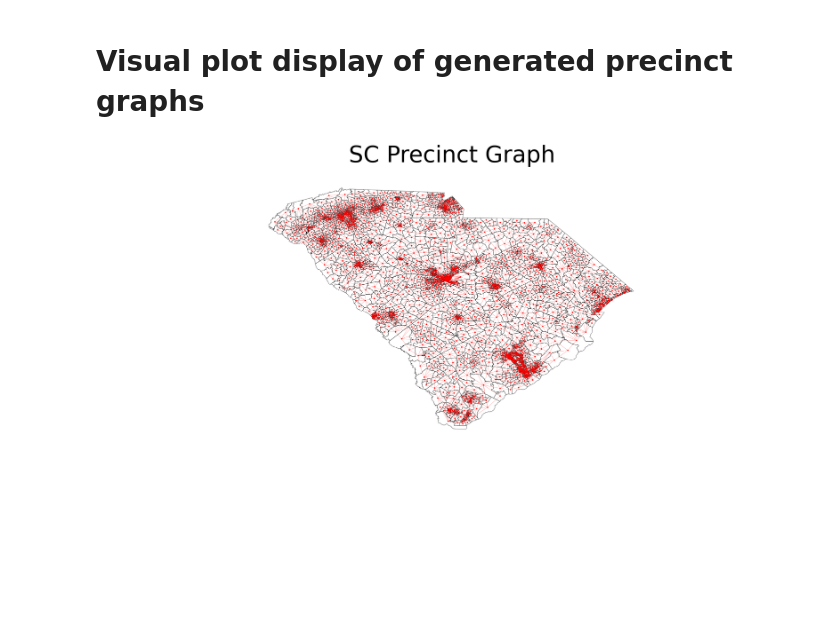
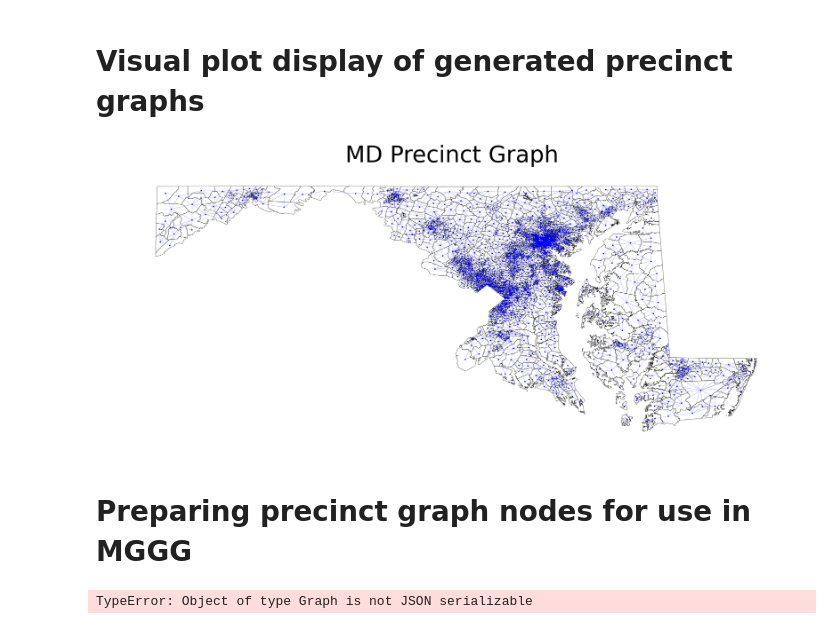
Before and after one commit to SBU-CSE-416/votifier, a Jupyter notebook: server/data/preprocess_seawulf.ipynb, the cells around one changed output. Drawn from its saved outputs; the diff is of its cells as text; code cells hidden in the pictures; blank space fills up the shorter version.

Commit message:
Seawulf code experimentation, constructing graphs for seawulf

```diff
--- a/server/data/preprocess_seawulf.ipynb
+++ b/server/data/preprocess_seawulf.ipynb
@@ -18,7 +19,7 @@ geojson_file_paths = {
     "MD" : "states/maryland/geodata/maryland_precincts.geojson",
     "SC" : "states/south_carolina/geodata/south_carolina_precincts.geojson"
 }
-CHOSEN_STATE_TO_BE_GENERATED = "SC"
+CHOSEN_STATE_TO_BE_GENERATED = "MD"
 log_output_file_name = "preprocessing_precinct_graph_" + CHOSEN_STATE_TO_BE_GENERATED + ".log"
 logging.basicConfig(filename=log_output_file_name, filemode='w', level=logging.DEBUG)
 
@@ -76,7 +77,7 @@ logging.shutdown()
 #  Visual plot display of generated precinct graphs
 # %%
 json_file_name = "precinct_dual_graph_" + CHOSEN_STATE_TO_BE_GENERATED + ".json"
-NODE_COLOR = "red"
+NODE_COLOR = "blue"
 OUTPUT_WITH_LABELS = False
 
 with open(json_file_name, "r") as f:
@@ -84,31 +85,61 @@ with open(json_file_name, "r") as f:
 
 G = json_graph.node_link_graph(graph_data)
 
 fig, ax = plt.subplots(figsize=(50,20))
 for unique_precinct_id, geometry, _ in precincts:
     if isinstance(geometry, Polygon):
         x, y = geometry.exterior.xy
         ax.plot(x, y, color="black", linewidth=0.8)
     elif isinstance(geometry, MultiPolygon):
         for polygon in geometry.geoms:
             x, y = polygon.exterior.xy
             ax.plot(x, y, color="black", linewidth=0.8)
 nx.draw(
     G,
     pos=graph_positions,
     ax=ax,
     with_labels=OUTPUT_WITH_LABELS,
     node_size=18,
     node_color=NODE_COLOR,
     font_size=6,
     font_weight="bold",
     edge_color=NODE_COLOR,
     width=0.4
 )
 ax.set_aspect('equal', adjustable='datalim')
 plot_label = CHOSEN_STATE_TO_BE_GENERATED + " Precinct Graph"
 plt.title(label=plot_label, fontsize=90)
 plt.title
 plt.show()
 # %% [output]
-[figure, old version]
+[figure, new version]
+# %% [markdown]
+#  Preparing precinct graph nodes for use in MGGG
+# %%
+precinct_graph_file_paths = {
+    "MD" : "precinct_dual_graph_MD_input.json",
+    "SC" : "precinct_dual_graph_SC_input.json"
+}
+CHOSEN_STATE_TO_BE_GENERATED = "SC"
+with open(precinct_graph_file_paths[CHOSEN_STATE_TO_BE_GENERATED]) as precinct_graph_file:
+  precinct_graph_json = json.load(precinct_graph_file)
+precinct_graph = json_graph.node_link_graph(precinct_graph_json)
+
+with open(geojson_file_paths[CHOSEN_STATE_TO_BE_GENERATED]) as precinct_data_file:
+  precinct_data_geojson = geojson.load(precinct_data_file)
+
+features = precinct_data_geojson['features']
+
+congressional_districts_2022 = {}
+for feature in features:
+  properties = feature.get('properties', {})
+  congressional_districts_2022[properties.get("UNIQUE_ID")] = properties.get("CONG_DIST")
+
+for node, data in precinct_graph.nodes(data=True):
+  data["placement_2022"] = congressional_districts_2022[node]
+
+updated_graph_data = json_graph.node_link_data(precinct_graph)
+with open("precinct_dual_graph_SC_output.json", "w") as f:
+    json.dump(updated_graph_data, f, indent=4)
+# %% [output]
+TypeError: Object of type Graph is not JSON serializable
```
Also changed, not shown: parts of 1 cell of this notebook, 13 other files.
